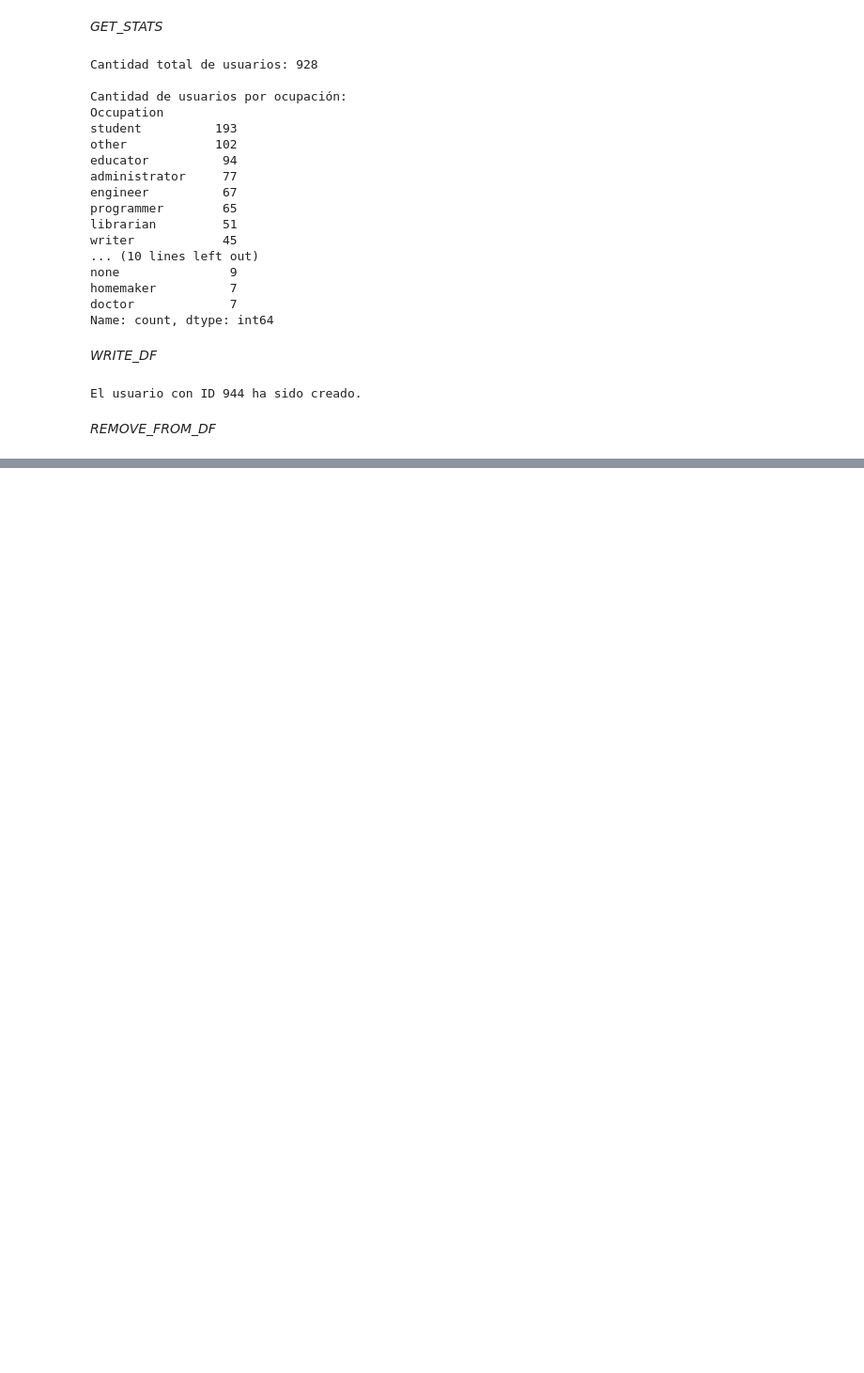
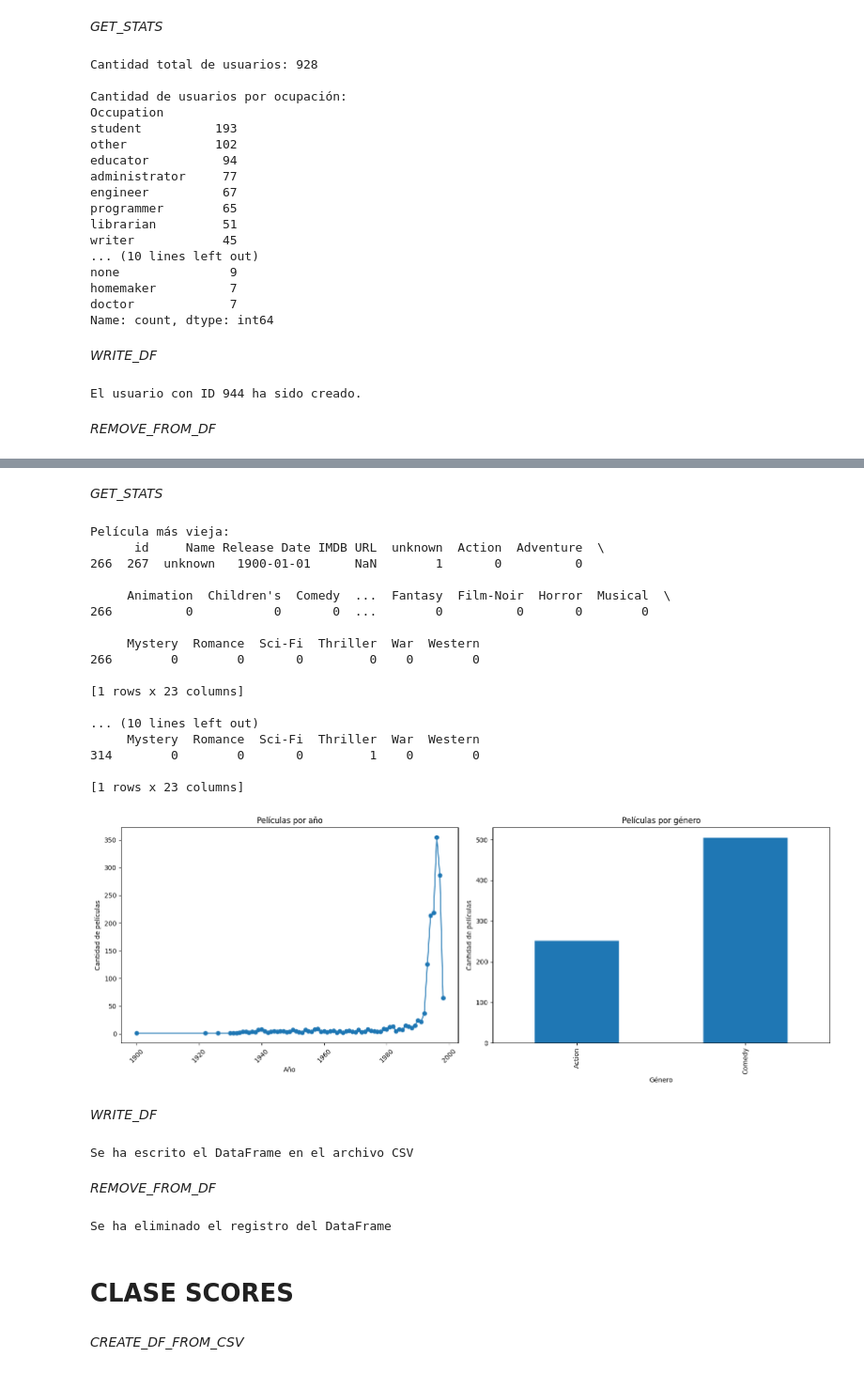
Before and after one commit to Matiudesa/tp-deep-learning, a Jupyter notebook: controllers/Desmontracion.ipynb, the cells around one changed output, grey strips where cells are left out. Shown at 94% size. Saved outputs shown, nothing was run; the diff lists cells and outputs as text; code cells hidden in the pictures; blank space fills up the shorter version.

```diff
--- a/controllers/Desmontracion.ipynb
+++ b/controllers/Desmontracion.ipynb
@@ -312,0 +318,3 @@ IndexError: index 0 is out of bounds for axis 0 with size 0
+# %%
+df_peliculas = Pelicula.create_df_from_csv(PELICULAS_CSV_ROUTE)
+Pelicula.get_from_df(df_peliculas, generos=['Action', 'Comedy'])
@@ -312,0 +340,56 @@ IndexError: index 0 is out of bounds for axis 0 with size 0
+# %% [markdown]
+*GET_STATS*
+# %%
+Pelicula.get_stats(df_peliculas, generos=['Action', 'Comedy'])
+# %% [output]
+Película más vieja:
+      id     Name Release Date IMDB URL  unknown  Action  Adventure  \
+266  267  unknown   1900-01-01      NaN        1       0          0
+
+     Animation  Children's  Comedy  ...  Fantasy  Film-Noir  Horror  Musical  \
+266          0           0       0  ...        0          0       0        0
+
+     Mystery  Romance  Sci-Fi  Thriller  War  Western
+266        0        0       0         0    0        0
+
+[1 rows x 23 columns]
+
+... (10 lines left out)
+     Mystery  Romance  Sci-Fi  Thriller  War  Western
+314        0        0       0         1    0        0
+
+[1 rows x 23 columns]
+[figure, added]
+# %% [markdown]
+*WRITE_DF*
+# %%
+p = Pelicula(
+       nombre='Avatar4',
+       fecha_estreno='10-Jan-2202',
+       generos=['Sci-Fi', 'Action', 'Adventure', 'Fantasy']
+  )
+
+try:
+    p.write_df(df_peliculas)
+except Exception as e:
+    print(e)
+# %% [output]
+Se ha escrito el DataFrame en el archivo CSV
+# %% [markdown]
+*REMOVE_FROM_DF*
+# %%
+p = Pelicula(
+    nombre='Scream of Stone (Schrei aus Stein) (1991)',
+    fecha_estreno='08-Mar-1996',
+    generos=['Drama'],
+    IMDB_URL='http://us.imdb.com/M/title-exact?Schrei%20aus%20Stein%20(1991)',
+    id=1682
+)
+
+p.remove_from_df(df_peliculas)
+# %% [output]
+Se ha eliminado el registro del DataFrame
+# %% [markdown]
+# CLASE SCORES
+# %% [markdown]
+*CREATE_DF_FROM_CSV*
```
Also changed, not shown: parts of 19 cells of this notebook, 8 other files.
